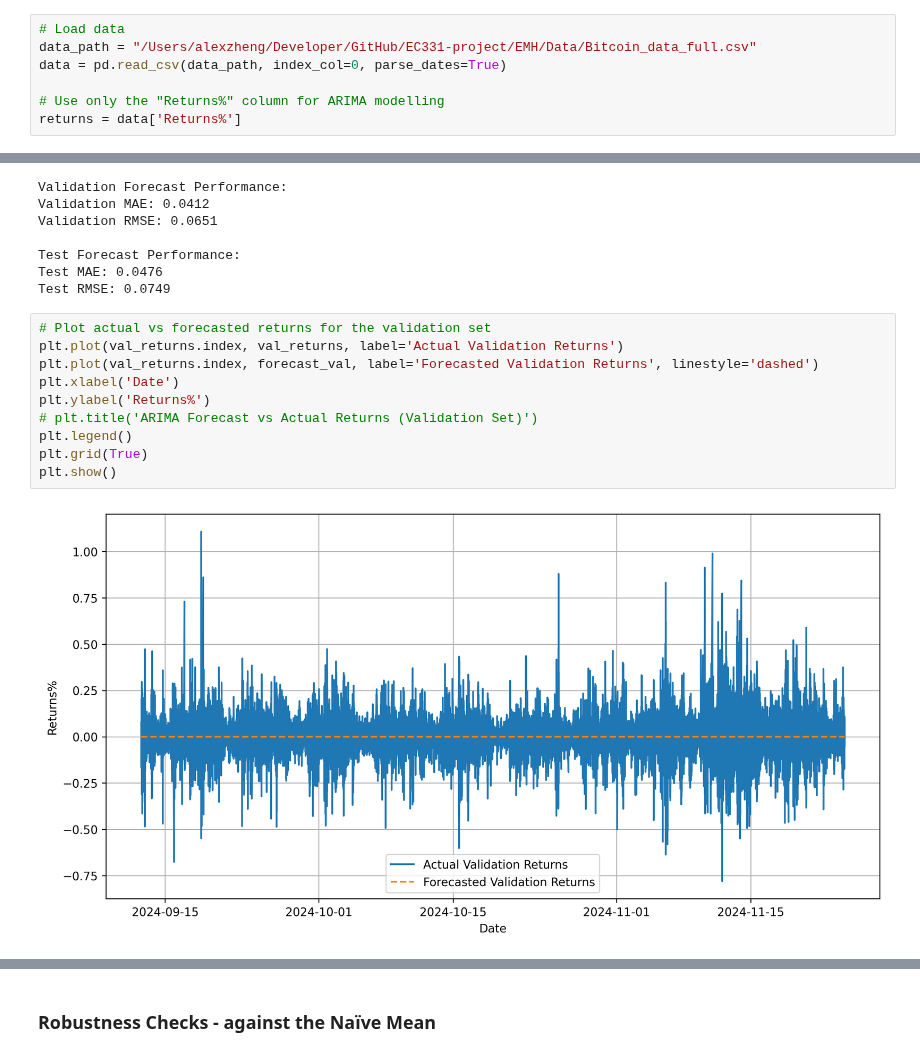
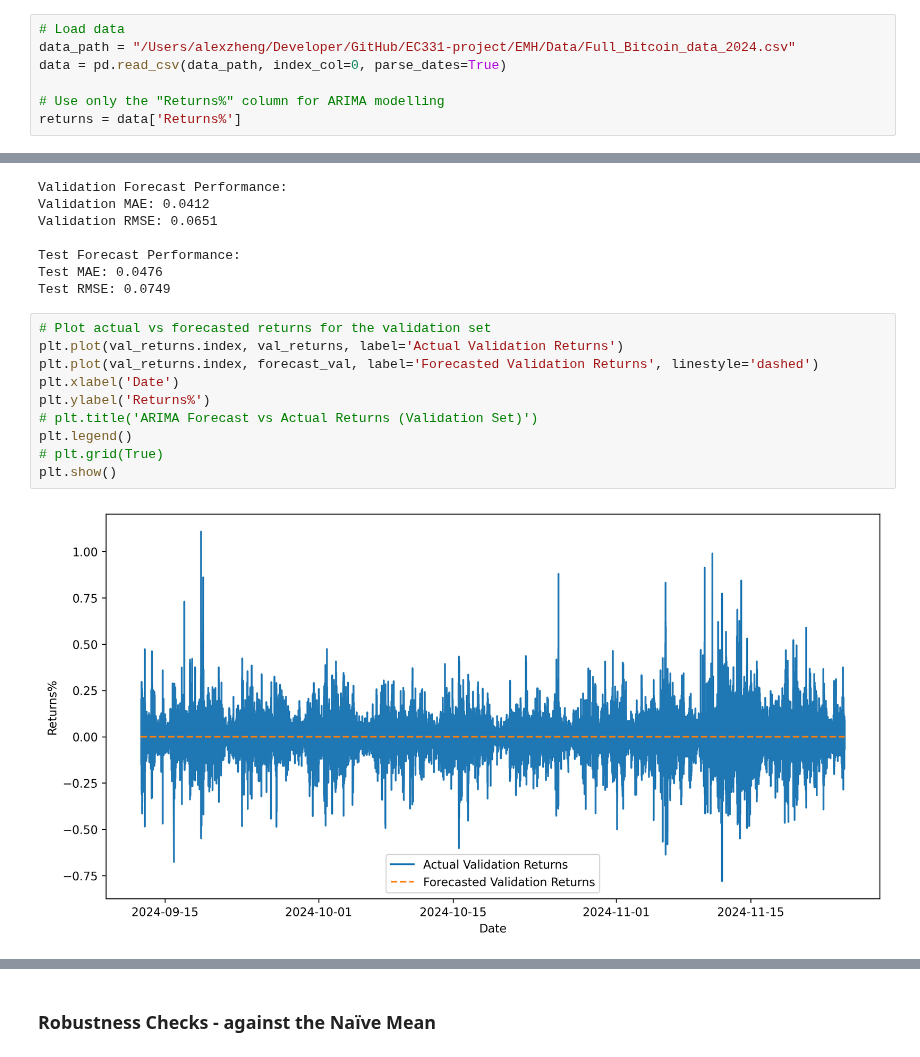
Before and after one commit to alexzheng123/EC331-project, a Jupyter notebook: EMH/Code/ARIMA.ipynb, the cells around one changed output, grey strips where cells are left out. Cells and saved outputs as stored; diff of their text form.

```diff
--- a/EMH/Code/ARIMA.ipynb
+++ b/EMH/Code/ARIMA.ipynb
@@ -18,7 +18,7 @@ import matplotlib as mpl
 mpl.rcParams['figure.dpi'] = 300  # Adjust DPI for high-resolution figures
 # %%
 # Load data
-data_path = "/Users/alexzheng/Developer/GitHub/EC331-project/EMH/Data/Bitcoin_data_full.csv"
+data_path = "/Users/alexzheng/Developer/GitHub/EC331-project/EMH/Data/Full_Bitcoin_data_2024.csv"
 data = pd.read_csv(data_path, index_col=0, parse_dates=True)
 
 # Use only the "Returns%" column for ARIMA modelling
@@ -141,15 +141,15 @@ Test RMSE: 0.0749
 # %%
 # Plot actual vs forecasted returns for the validation set
 plt.plot(val_returns.index, val_returns, label='Actual Validation Returns')
 plt.plot(val_returns.index, forecast_val, label='Forecasted Validation Returns', linestyle='dashed')
 plt.xlabel('Date')
 plt.ylabel('Returns%')
 # plt.title('ARIMA Forecast vs Actual Returns (Validation Set)')
 plt.legend()
-plt.grid(True)
+# plt.grid(True)
 plt.show()
 # %% [output]
-[figure, old version]
+[figure, new version]
 # %%
 # Plot actual vs forecasted returns for the test set
 plt.plot(test_returns.index, test_returns, label='Actual Test Returns')
```
Also changed, not shown: parts of 4 cells of this notebook, 11 other files.
